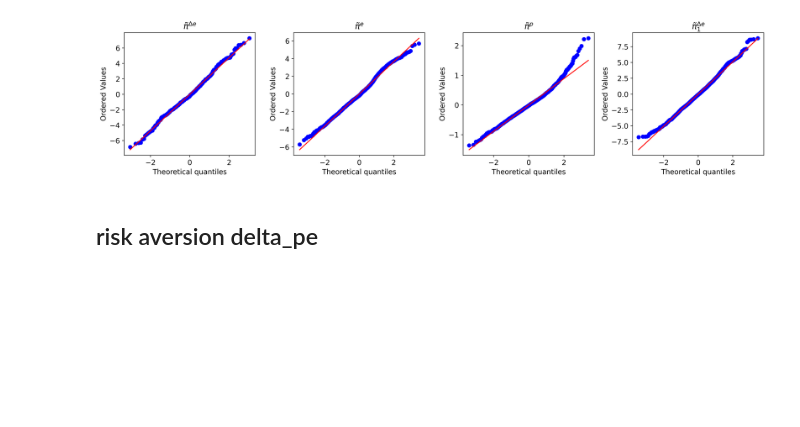
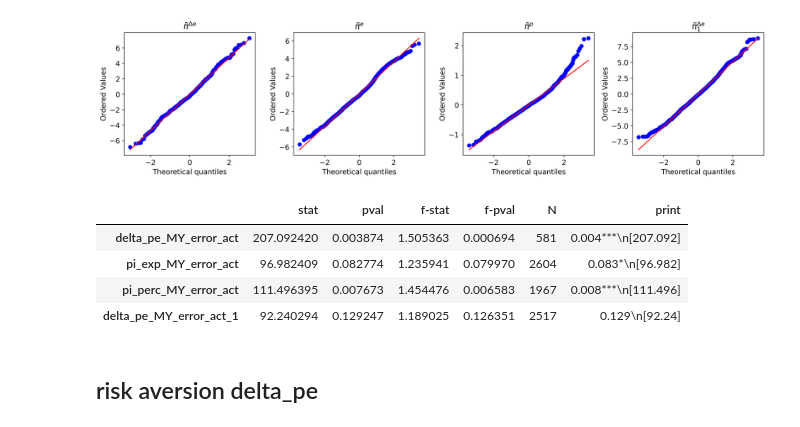
Before and after one commit to lukasgrahl/memoire2, a Jupyter notebook: notebooks/03-analysis_cross.ipynb, the cells around one changed output. Saved outputs shown, nothing was run; the diff lists cells and outputs as text; code cells hidden in the pictures; blank space fills up the shorter version.

```diff
--- a/notebooks/03-analysis_cross.ipynb
+++ b/notebooks/03-analysis_cross.ipynb
@@ -157,6 +197,14 @@ out['N'] = [len(i.resid) for i in lst_ols_mods]
 out['print'] = out.apply(lambda x: str(x['pval'].round(3)) + get_stars(x['pval']) + "\n" + "[" + str(x['stat'].round(3)), axis=1)+"]"
 
 save_pd_df(out[['N', 'print']].T, "tab_cross_homoscedasticity.csv")
+# %%
+out
+# %% [output]
+|  | stat | pval | f-stat | f-pval | N | print |
+| delta_pe_MY_error_act | 207.092420 | 0.003874 | 1.505363 | 0.000694 | 581 | 0.004***\n[207.092] |
+| pi_exp_MY_error_act | 96.982409 | 0.082774 | 1.235941 | 0.079970 | 2604 | 0.083*\n[96.982] |
+| pi_perc_MY_error_act | 111.496395 | 0.007673 | 1.454476 | 0.006583 | 1967 | 0.008***\n[111.496] |
+| delta_pe_MY_error_act_1 | 92.240294 | 0.129247 | 1.189025 | 0.126351 | 2517 | 0.129\n[92.24] |
 # %% [markdown]
 ## risk aversion delta_pe
 # %%
```
Also changed, not shown: parts of 8 cells of this notebook, 10 other files.
